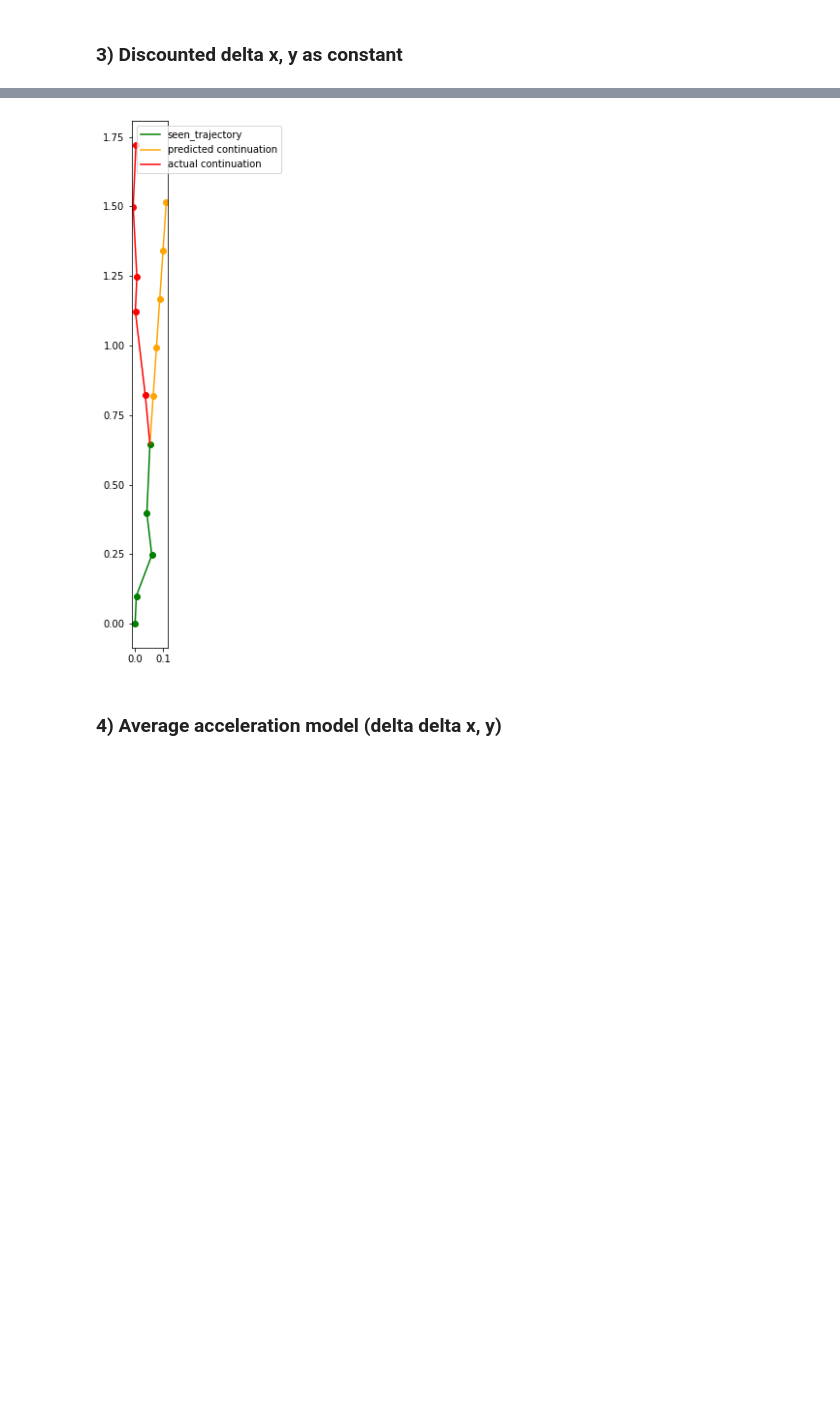
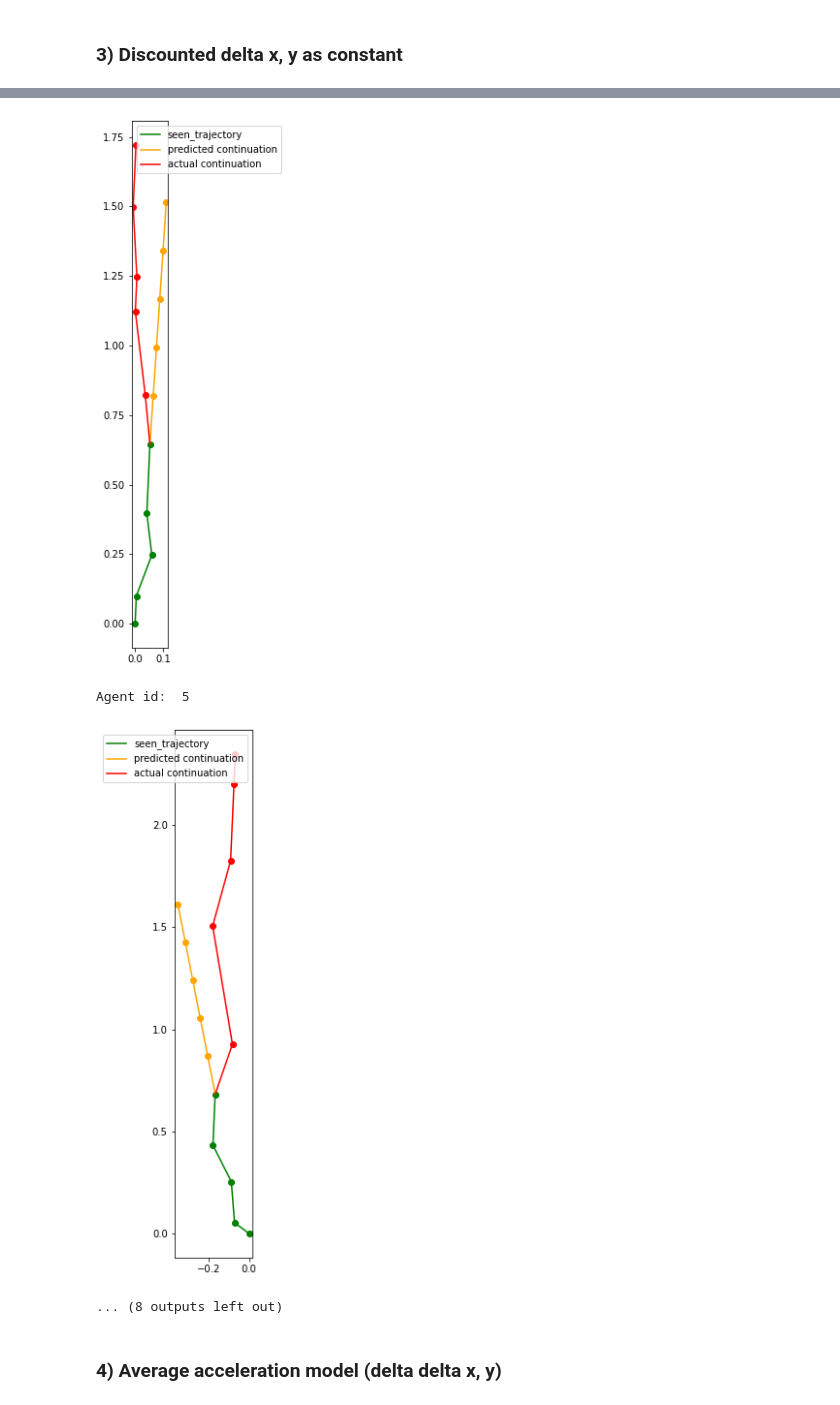
Before and after one commit to karlriis/trajectory-forecasting, a Jupyter notebook: Baselines.ipynb, the cells around one changed output, grey strips where cells are left out. Saved outputs shown, nothing was run; the diff lists cells and outputs as text; code cells hidden in the pictures; blank space fills up the shorter version.

```diff
--- a/Baselines.ipynb
+++ b/Baselines.ipynb
@@ -164,35 +170,38 @@ Agent id:  4
 # %% [markdown]
 ### 3) Discounted delta x, y as constant
 # %%
-for agent_id in agent_ids[:5]:
+for agent_id in agent_ids[:10]:
     print("Agent id: ", agent_id)
     x_data, y_data, max_train_idx = agent_data(data, agent_id)
     #random_start_idx = np.random.randint(0, max_train_idx)
     random_start_idx = 0
     sample_x, sample_y, test_x, test_y = generate_data(data, random_start_idx, agent_id, 5)
 
     sample_vel_x = [sample_x[i] - sample_x[i-1] for i in range(1, len(sample_x))]
     sample_vel_y = [sample_y[i] - sample_y[i-1] for i in range(1, len(sample_y))]
 
     disc_avg_x = (0.8**3*sample_vel_x[0] + 0.8**2*sample_vel_x[1] + 0.8*sample_vel_x[2] + sample_vel_x[3]) / (0.8**3 + 0.8**2 + 0.8 + 1)
     disc_avg_y = (0.8**3*sample_vel_y[0] + 0.8**2*sample_vel_y[1] + 0.8*sample_vel_y[2] + sample_vel_y[3]) / (0.8**3 + 0.8**2 + 0.8 + 1)
 
     pred_x = [sample_x[-1] + i*disc_avg_x for i in range(1, 6)]
     pred_y = [sample_y[-1] + i*disc_avg_y for i in range(1, 6)]
 
     plot_predictions(sample_x, sample_y, test_x, test_y, pred_x, pred_y)
     #plot_whole_trajectories(x_data, y_data, pred_x, pred_y, random_start_idx)
 # %% [output]
 Agent id:  0
 [figure]
 Agent id:  1
 [figure]
 Agent id:  2
 [figure]
 Agent id:  3
 [figure]
 Agent id:  4
 [figure]
+Agent id:  5
+[figure, added]
+... (8 outputs left out)
 # %% [markdown]
 ### 4) Average acceleration model (delta delta x, y)
 # %%
```
Also changed, not shown: parts of 11 cells of this notebook.
